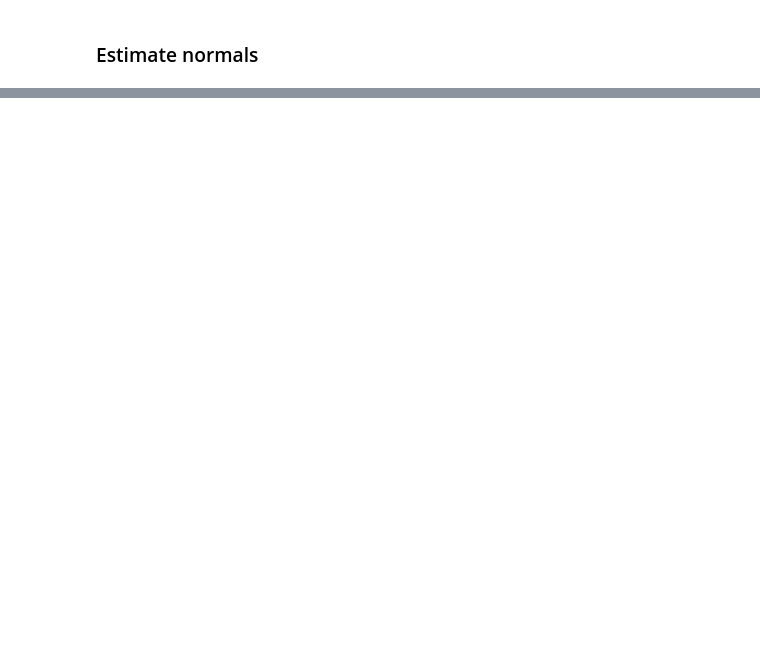
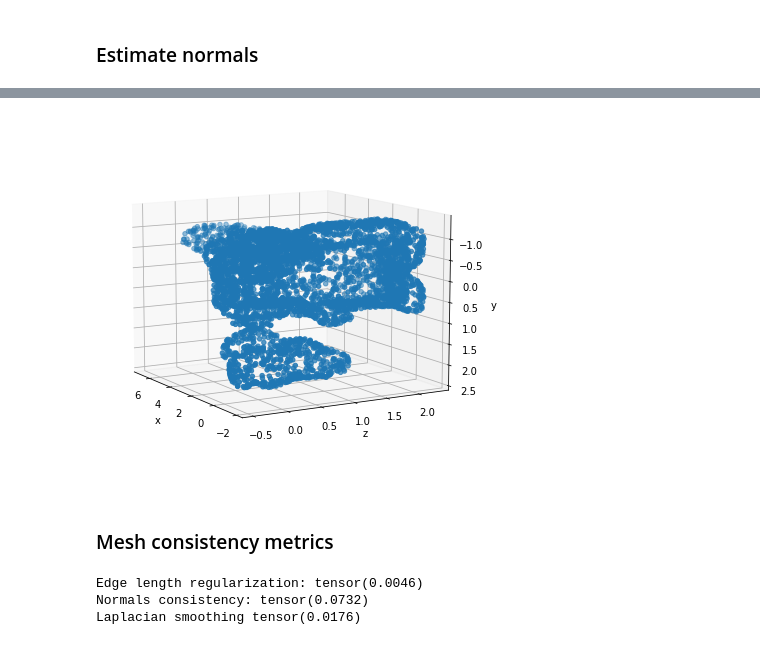
Before and after one commit to ctu-vras/depth_correction, a Jupyter notebook: notebooks/depth_cloud.ipynb, the cells around one changed output, grey strips where cells are left out. Cells and saved outputs as stored; diff of their text form; code cells hidden in the pictures; blank space fills up the shorter version.

```diff
--- a/notebooks/depth_cloud.ipynb
+++ b/notebooks/depth_cloud.ipynb
@@ -47,0 +75,25 @@ dc.visualize(normals=True)
+# %%
+from pytorch3d.ops import sample_points_from_meshes
+import matplotlib.pyplot as plt
+from mpl_toolkits.mplot3d import Axes3D
+
+
+def plot_pointcloud(mesh, title=""):
+    # Sample points uniformly from the surface of the mesh.
+    points = sample_points_from_meshes(mesh, 5000)
+    x, y, z = points.clone().detach().cpu().squeeze().unbind(1)
+    fig = plt.figure(figsize=(5, 5))
+    ax = Axes3D(fig)
+    ax.scatter3D(x, z, -y)
+    ax.set_xlabel('x')
+    ax.set_ylabel('z')
+    ax.set_zlabel('y')
+    ax.set_title(title)
+    ax.view_init(190, 30)
+    plt.show()
+# %%
+plot_pointcloud(mesh)
+# %% [output]
+[figure, added]
+# %% [markdown]
+### Mesh consistency metrics
@@ -47,0 +107,18 @@ dc.visualize(normals=True)
+# %%
+with torch.no_grad():
+    # and (b) the edge length of the predicted mesh
+    loss_edge = mesh_edge_loss(mesh)
+
+    # mesh normal consistency
+    loss_normal = mesh_normal_consistency(mesh)
+
+    # mesh laplacian smoothing
+    loss_laplacian = mesh_laplacian_smoothing(mesh, method="uniform")
+
+    print('Edge length regularization:', loss_edge)
+    print('Normals consistency:', loss_normal)
+    print('Laplacian smoothing', loss_laplacian)
+# %% [output]
+Edge length regularization: tensor(0.0046)
+Normals consistency: tensor(0.0732)
+Laplacian smoothing tensor(0.0176)
```
Also changed, not shown: parts of 8 cells of this notebook, 4 other files.
